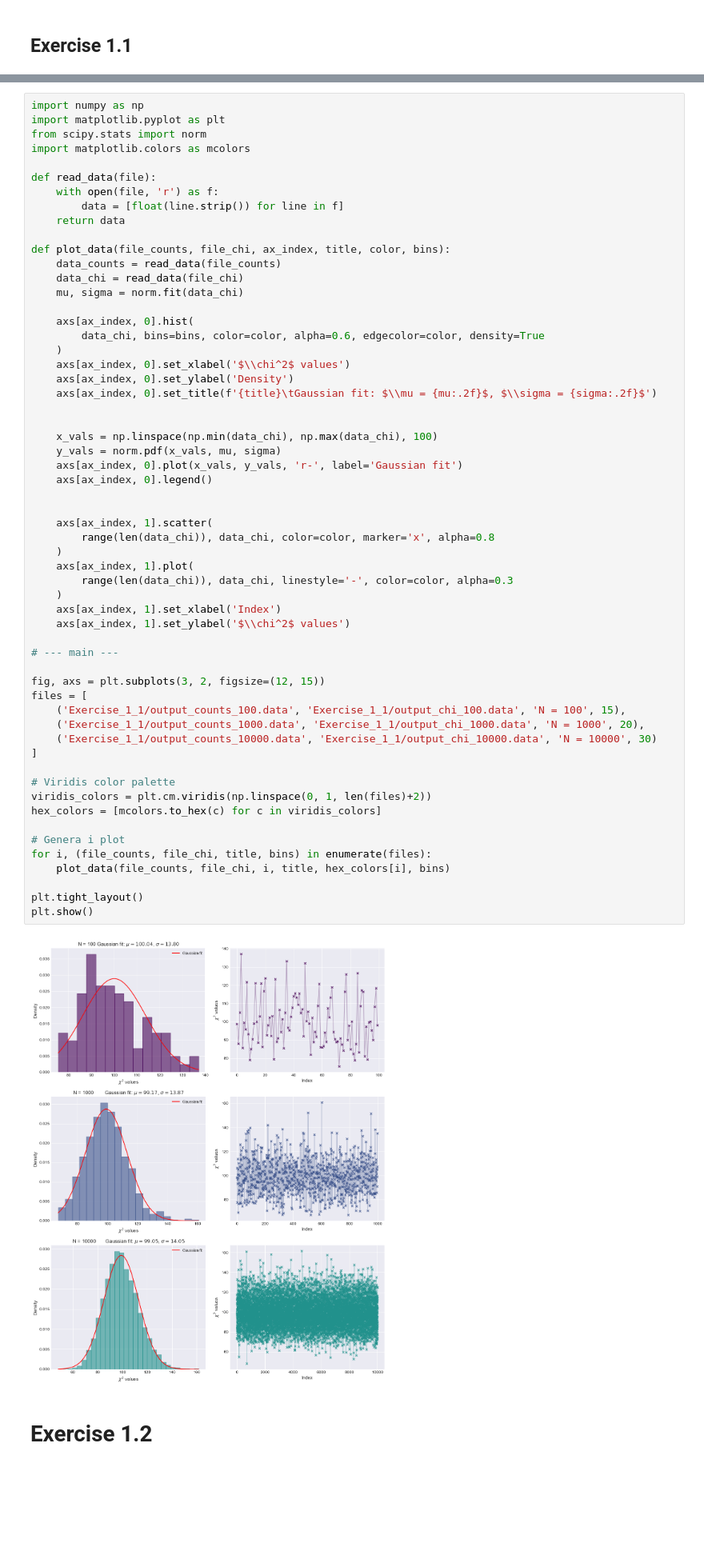
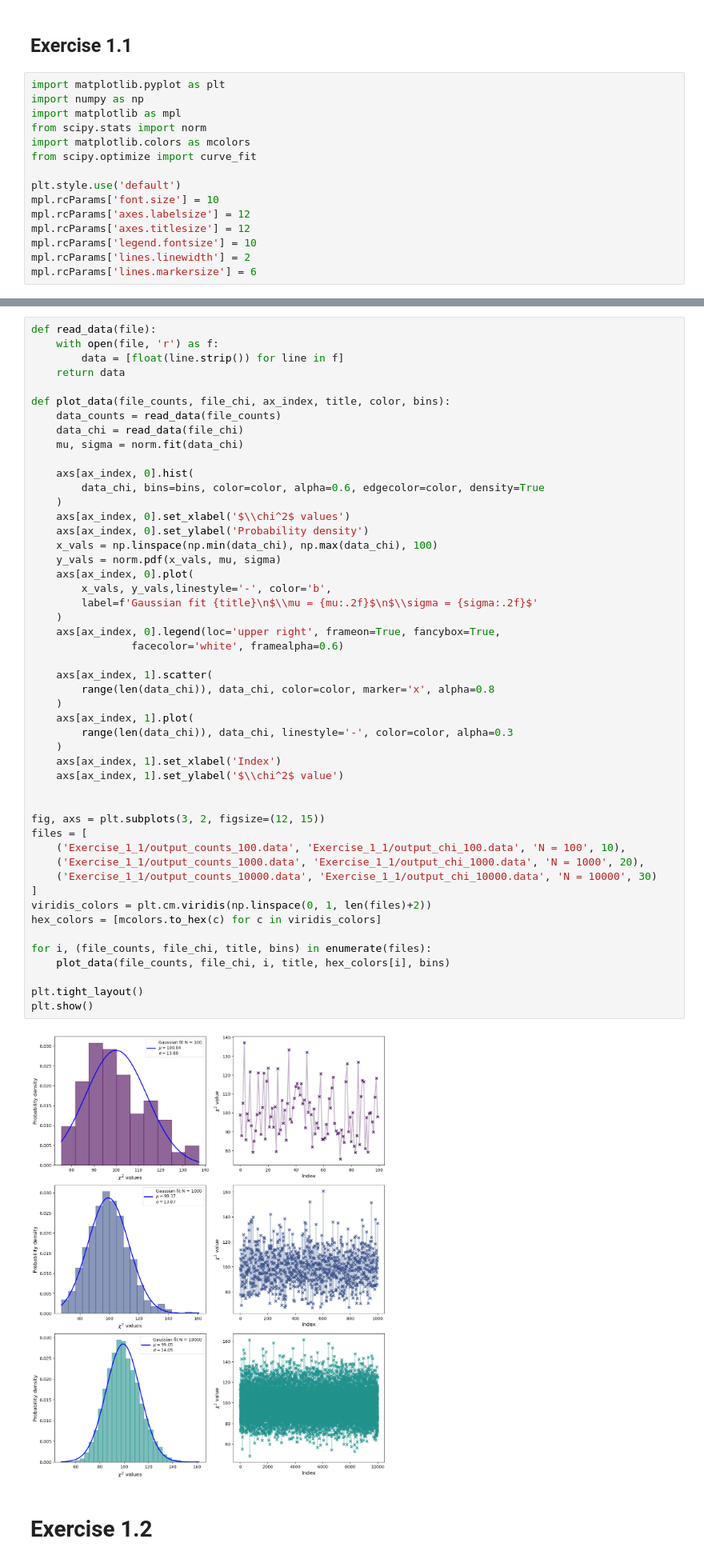
Before and after one commit to SMDP02/Numerical-Simulation---AA-2024-2025, a Jupyter notebook: Lect_1/DiPaolo_Lecture_1.ipynb, the cells around one changed output, grey strips where cells are left out. Shown at 80% size. Saved outputs shown, nothing was run; the diff lists cells and outputs as text; blank space fills up the shorter version.

```diff
--- a/Lect_1/DiPaolo_Lecture_1.ipynb
+++ b/Lect_1/DiPaolo_Lecture_1.ipynb
@@ -1,3 +1,18 @@
 # %% [markdown]
 ## Exercise 1.1
+# %%
+import matplotlib.pyplot as plt
+import numpy as np
+import matplotlib as mpl
+from scipy.stats import norm
+import matplotlib.colors as mcolors
+from scipy.optimize import curve_fit
+
+plt.style.use('default')
+mpl.rcParams['font.size'] = 10
+mpl.rcParams['axes.labelsize'] = 12
+mpl.rcParams['axes.titlesize'] = 12
+mpl.rcParams['legend.fontsize'] = 10
+mpl.rcParams['lines.linewidth'] = 2
+mpl.rcParams['lines.markersize'] = 6
 # %%
@@ -73,9 +84,4 @@ plt.show()
 # %%
-import numpy as np
-import matplotlib.pyplot as plt
-from scipy.stats import norm
-import matplotlib.colors as mcolors
-
 def read_data(file):
     with open(file, 'r') as f:
         data = [float(line.strip()) for line in f]
@@ -89,47 +95,43 @@ def plot_data(file_counts, file_chi, ax_index, title, color, bins):
     axs[ax_index, 0].hist(
         data_chi, bins=bins, color=color, alpha=0.6, edgecolor=color, density=True
     )
     axs[ax_index, 0].set_xlabel('$\\chi^2$ values')
-    axs[ax_index, 0].set_ylabel('Density')
-    axs[ax_index, 0].set_title(f'{title}\tGaussian fit: $\\mu = {mu:.2f}$, $\\sigma = {sigma:.2f}$')
-
-
+    axs[ax_index, 0].set_ylabel('Probability density')
     x_vals = np.linspace(np.min(data_chi), np.max(data_chi), 100)
     y_vals = norm.pdf(x_vals, mu, sigma)
-    axs[ax_index, 0].plot(x_vals, y_vals, 'r-', label='Gaussian fit')
-    axs[ax_index, 0].legend()
-
+    axs[ax_index, 0].plot(
+        x_vals, y_vals,linestyle='-', color='b',
+        label=f'Gaussian fit {title}\n$\\mu = {mu:.2f}$\n$\\sigma = {sigma:.2f}$'
+    )
+    axs[ax_index, 0].legend(loc='upper right', frameon=True, fancybox=True,
+                facecolor='white', framealpha=0.6)
 
     axs[ax_index, 1].scatter(
         range(len(data_chi)), data_chi, color=color, marker='x', alpha=0.8
     )
     axs[ax_index, 1].plot(
         range(len(data_chi)), data_chi, linestyle='-', color=color, alpha=0.3
     )
     axs[ax_index, 1].set_xlabel('Index')
-    axs[ax_index, 1].set_ylabel('$\\chi^2$ values')
+    axs[ax_index, 1].set_ylabel('$\\chi^2$ value')
 
-# --- main ---
 
 fig, axs = plt.subplots(3, 2, figsize=(12, 15))
 files = [
-    ('Exercise_1_1/output_counts_100.data', 'Exercise_1_1/output_chi_100.data', 'N = 100', 15),
+    ('Exercise_1_1/output_counts_100.data', 'Exercise_1_1/output_chi_100.data', 'N = 100', 10),
     ('Exercise_1_1/output_counts_1000.data', 'Exercise_1_1/output_chi_1000.data', 'N = 1000', 20),
     ('Exercise_1_1/output_counts_10000.data', 'Exercise_1_1/output_chi_10000.data', 'N = 10000', 30)
 ]
-
-# Viridis color palette
 viridis_colors = plt.cm.viridis(np.linspace(0, 1, len(files)+2))
 hex_colors = [mcolors.to_hex(c) for c in viridis_colors]
 
-# Genera i plot
 for i, (file_counts, file_chi, title, bins) in enumerate(files):
     plot_data(file_counts, file_chi, i, title, hex_colors[i], bins)
 
 plt.tight_layout()
 plt.show()
 # %% [output]
-[figure, old version]
+[figure, new version]
 # %% [markdown]
 # Exercise 1.2
 # %%
```
Also changed, not shown: parts of 3 cells of this notebook, 1 other file.
